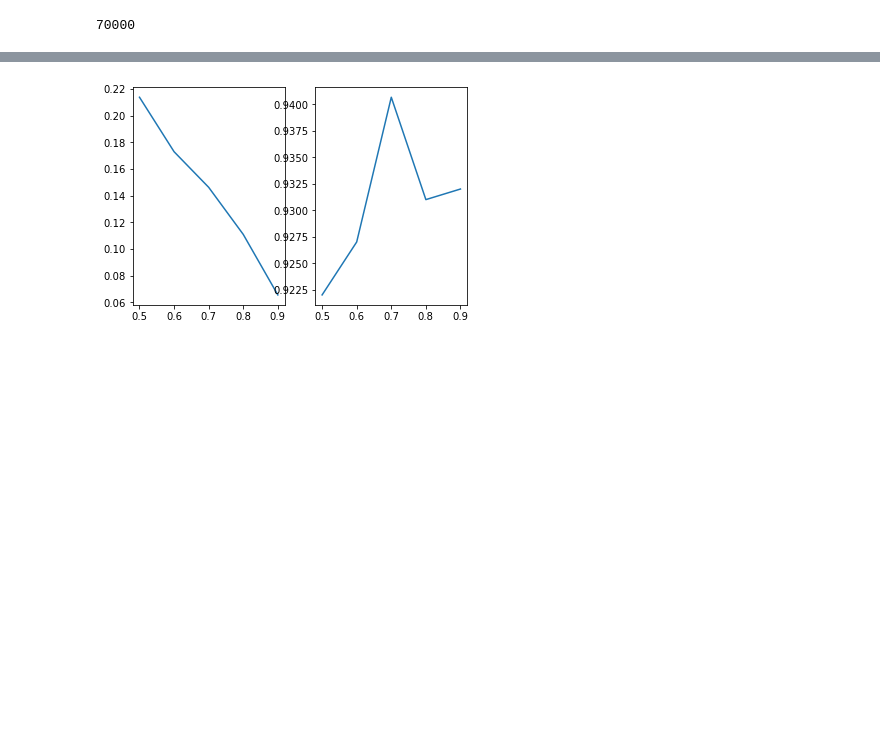
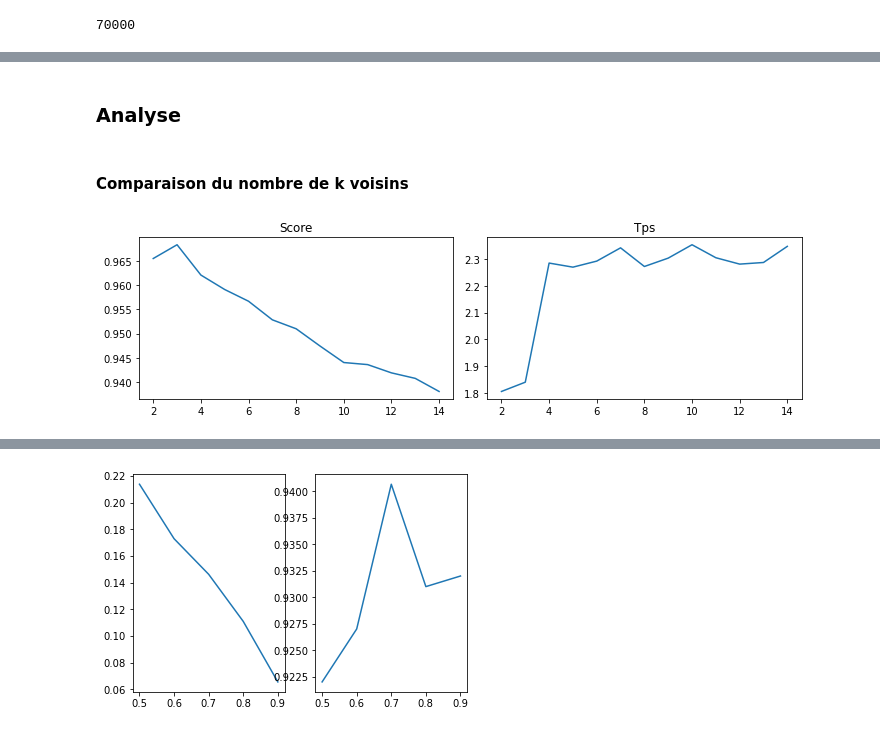
Before and after one commit to LMAGallois/AP_Supervis-, a Jupyter notebook: TP1-KNN.ipynb, the cells around one changed output, grey strips where cells are left out. Drawn from its saved outputs; the diff is of its cells as text; code cells hidden in the pictures; blank space fills up the shorter version.

```diff
--- a/TP1-KNN.ipynb
+++ b/TP1-KNN.ipynb
@@ -43,0 +87,32 @@ mnist.target_names #affichage classe correspondant à l'image
+# %% [markdown]
+### Analyse
+# %% [markdown]
+#### Comparaison du nombre de k voisins
+# %%
+scores = []
+times = []
+axis_x = []
+for k in range(2,15) :
+    start=time.time()
+    clf = KNeighborsClassifier (n_neighbors = k).fit(xtrain, ytrain)
+    clf.predict(data)
+    score = clf.score(data, target)
+    end=time.time()
+
+    tps = end-start
+    axis_x.append(k)
+    times.append(tps)
+    scores.append(score)
+
+fig, ax = plt.subplots(1,2,figsize=(10,3))
+ax[0].plot(axis_x, scores)
+ax[0].set_title('Score')
+
+ax[1].plot(axis_x, times)
+ax[1].set_title('Tps')
+
+
+plt.tight_layout()
+plt.show()
+# %% [output]
+[figure, added]
```
Also changed, not shown: parts of 21 cells of this notebook.
